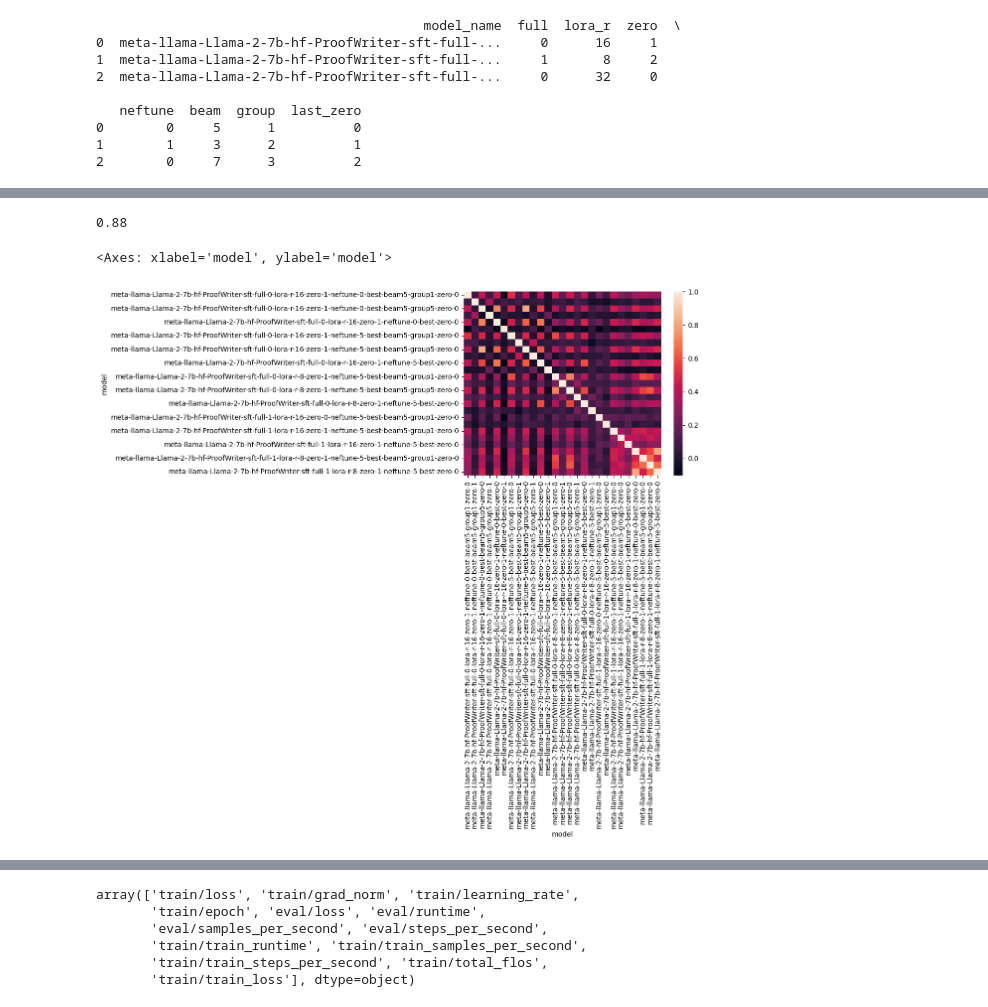
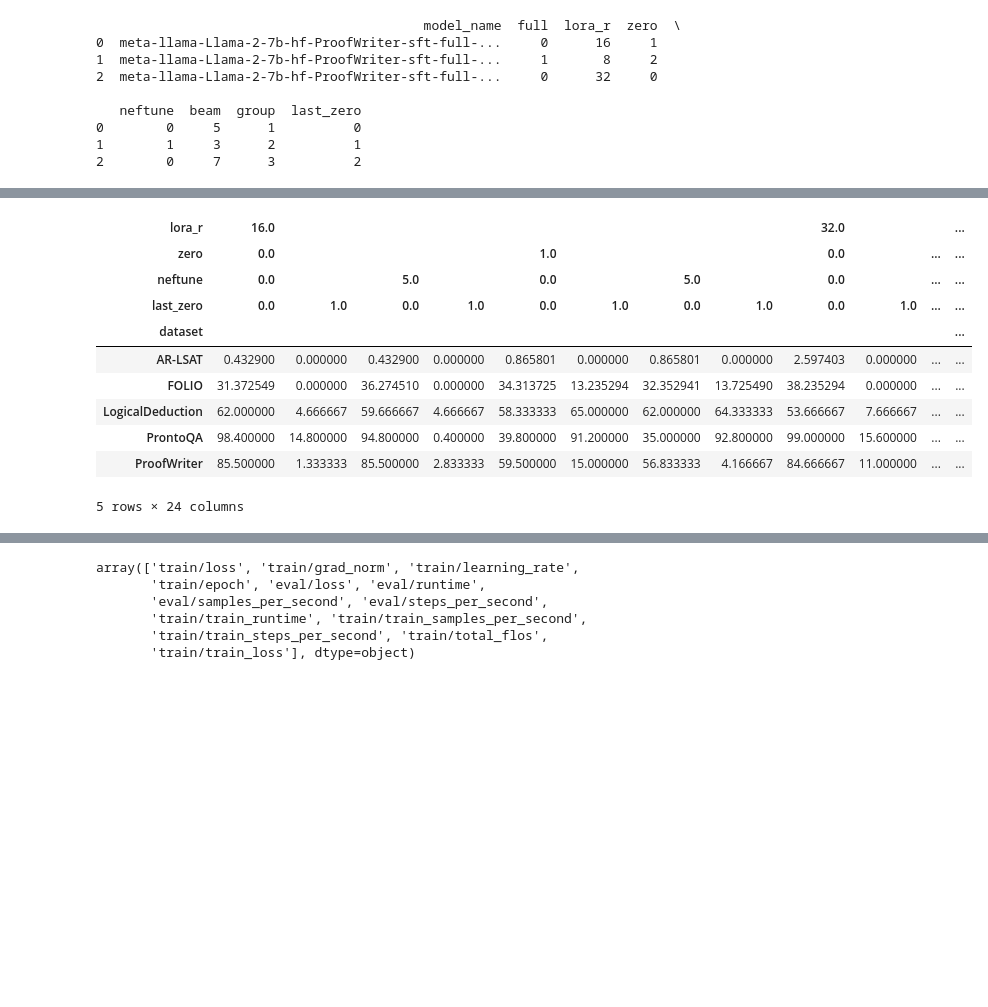
Before and after one commit to wernerolaf/Logic-LLM, a Jupyter notebook: results.ipynb, the cells around one changed output, grey strips where cells are left out. Saved outputs shown, nothing was run; the diff lists cells and outputs as text; code cells hidden in the pictures; blank space fills up the shorter version.

Commit message:
friedman test

```diff
--- a/results.ipynb
+++ b/results.ipynb
@@ -384,2 +320,2 @@ sns.relplot(data=results_summary.loc[(results_filtered.last_zero==0) & (results_
 # %%
-results_filtered = results_summary.loc[(results_summary.dataset=="ProofWriter") & (results_summary.split=="dev") & (results_summary.is_tuned==True)]
+results_filtered = results_summary.loc[(results_summary.full.isna()) & (results_summary.group==0) & (results_summary.beam==1) & (results_summary.base_model=='meta-llama-Llama-2-7b-hf') & (results_summary.split=="dev") & (results_summary.is_tuned==True)]
@@ -518,4 +321,0 @@ dtype: float64
-# %%
-df_total5_pivot.max(axis=1).mean()
-# %% [output]
-0.88
@@ -524,5 +321,0 @@ df_total5_pivot_corr = df_total5_pivot.corr().dropna(how="all").dropna(how="all"
-# %%
-sns.heatmap(df_total5_pivot_corr, annot=False)
-# %% [output]
-<Axes: xlabel='model', ylabel='model'>
-[figure, removed]
@@ -528,0 +324,24 @@ sns.heatmap(df_total5_pivot_corr, annot=False)
+# %%
+# Pivot the DataFrame
+friedman_df = results_filtered.pivot(
+    index='dataset',  # Rows will be datasets
+    columns=['lora_r', 'zero', 'neftune', 'last_zero'],  # Combine hyperparameters for columns
+    values='is_correct_perc'  # The values will be accuracies
+)
+
+# If you need to reset the index
+# friedman_df = friedman_df.reset_index()
+# %%
+friedman_df
+# %% [output]
+| lora_r | 16.0 |  |  |  |  |  |  |  | 32.0 |  |  | ... |
+| zero | 0.0 |  |  |  | 1.0 |  |  |  | 0.0 |  | ... | ... |
+| neftune | 0.0 |  | 5.0 |  | 0.0 |  | 5.0 |  | 0.0 |  | ... | ... |
+| last_zero | 0.0 | 1.0 | 0.0 | 1.0 | 0.0 | 1.0 | 0.0 | 1.0 | 0.0 | 1.0 | ... | ... |
+| dataset |  |  |  |  |  |  |  |  |  |  |  | ... |
+| AR-LSAT | 0.432900 | 0.000000 | 0.432900 | 0.000000 | 0.865801 | 0.000000 | 0.865801 | 0.000000 | 2.597403 | 0.000000 | ... | ... |
+| FOLIO | 31.372549 | 0.000000 | 36.274510 | 0.000000 | 34.313725 | 13.235294 | 32.352941 | 13.725490 | 38.235294 | 0.000000 | ... | ... |
+| LogicalDeduction | 62.000000 | 4.666667 | 59.666667 | 4.666667 | 58.333333 | 65.000000 | 62.000000 | 64.333333 | 53.666667 | 7.666667 | ... | ... |
+| ProntoQA | 98.400000 | 14.800000 | 94.800000 | 0.400000 | 39.800000 | 91.200000 | 35.000000 | 92.800000 | 99.000000 | 15.600000 | ... | ... |
+| ProofWriter | 85.500000 | 1.333333 | 85.500000 | 2.833333 | 59.500000 | 15.000000 | 56.833333 | 4.166667 | 84.666667 | 11.000000 | ... | ... |
+5 rows × 24 columns
```
Also changed, not shown: parts of 48 cells of this notebook, 24 other files.
